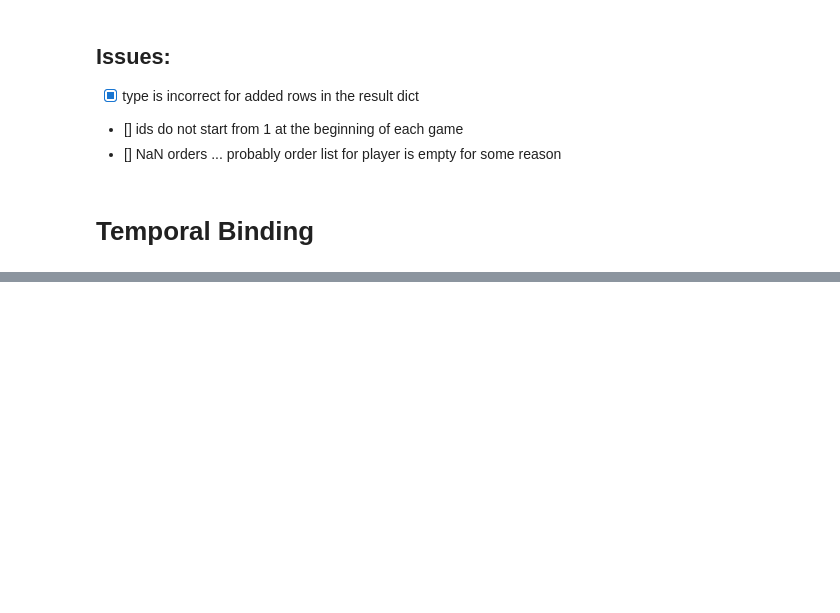
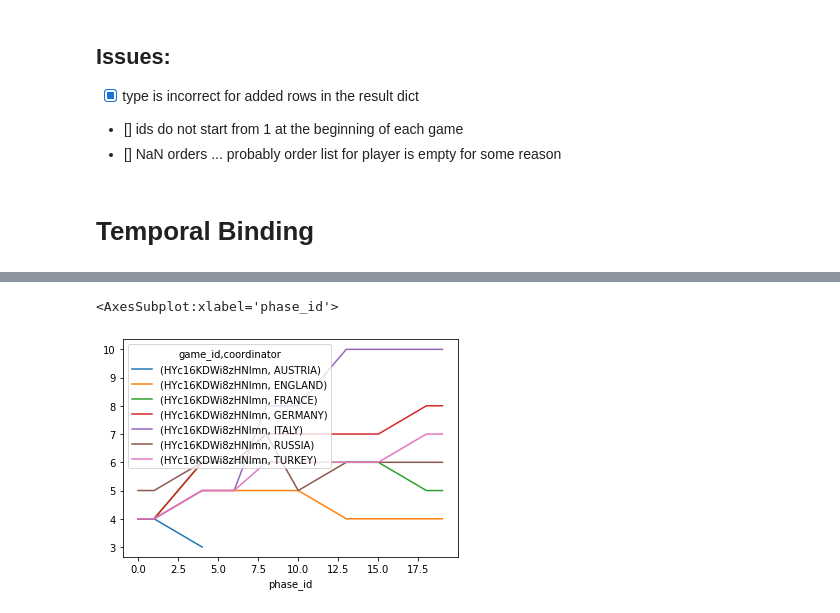
Before and after one commit to amimem/agent_abstraction, a Jupyter notebook: notebooks/diplomacy.ipynb, the cells around one changed output, grey strips where cells are left out. Saved outputs shown, nothing was run; the diff lists cells and outputs as text; code cells hidden in the pictures; blank space fills up the shorter version.

```diff
--- a/notebooks/diplomacy.ipynb
+++ b/notebooks/diplomacy.ipynb
@@ -309 +320,6 @@ tmp[condition].head(50)
+# %%
+tmp = cdf.loc[cdf['game_id'] == "HYc16KDWi8zHNlmn"]
+# condition = (tmp["phase_id"].apply(lambda x: x == 0)) & (tmp["unique_unit_id"].apply(lambda x: x != -1))
+spring_fall_phases=(tmp['phase_name'].apply(lambda x:x[0])!='W') & (tmp['phase_name'].apply(lambda x:x[-1])!='R') & (tmp['phase_name'].apply(lambda x:x[-1]) == 'M')
+tmp[spring_fall_phases].groupby(["game_id","coordinator","phase_id"])["unique_unit_id"].nunique().unstack().head(8)
 # %%
@@ -311,0 +333,6 @@ cdf[spring_fall_phases].groupby(["game_id","coordinator","phase_id"])["unique_un
+# %%
+spring_fall_phases=(tmp['phase_name'].apply(lambda x:x[0])!='W') & (tmp['phase_name'].apply(lambda x:x[-1])!='R') & (tmp['phase_name'].apply(lambda x:x[-1]) == 'M')
+tmp[spring_fall_phases].groupby(["game_id","coordinator","phase_id"])["unique_unit_id"].nunique().unstack().T.plot()
+# %% [output]
+<AxesSubplot:xlabel='phase_id'>
+[figure, added]
```
Also changed, not shown: parts of 11 cells of this notebook.
